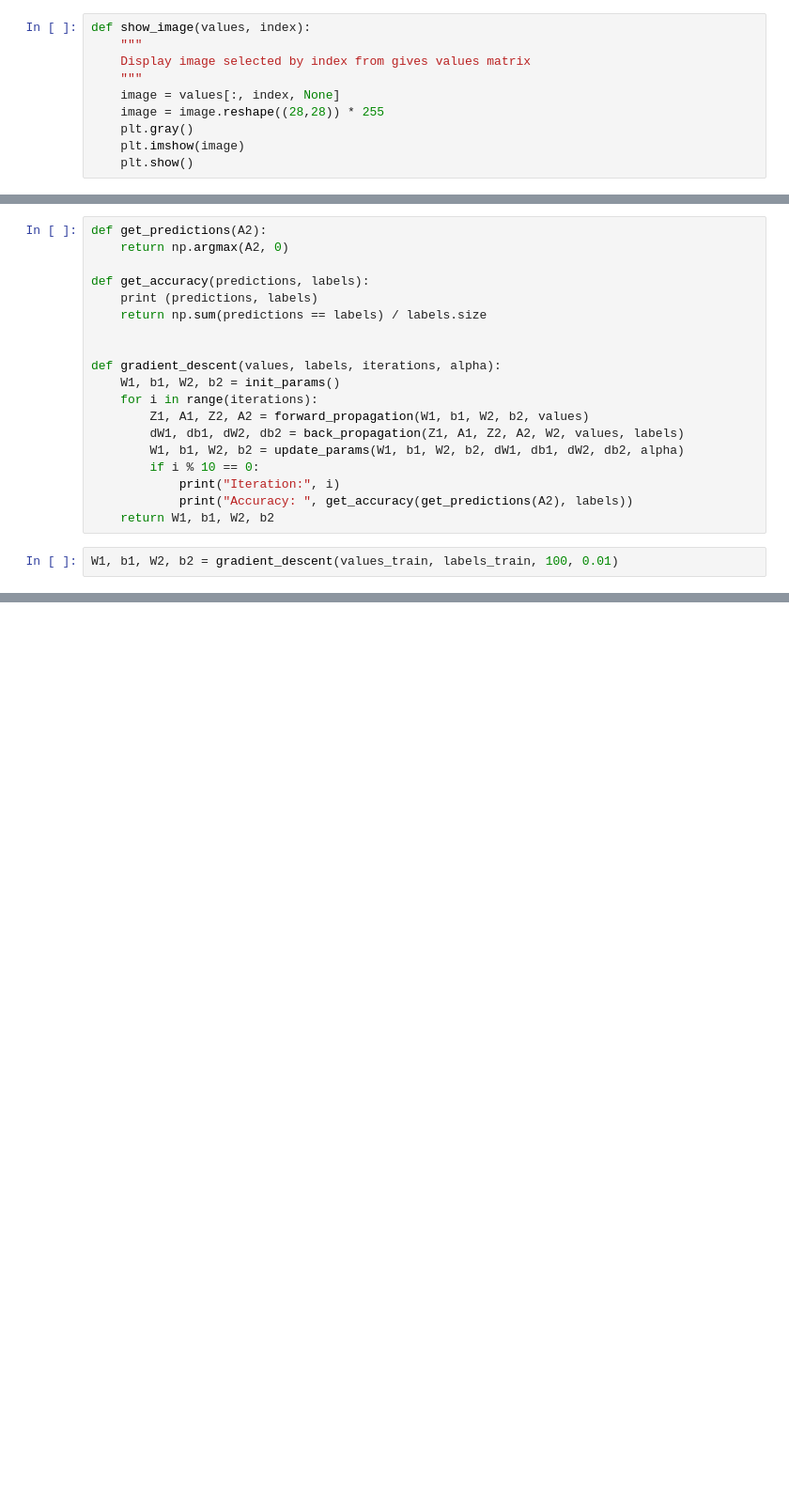
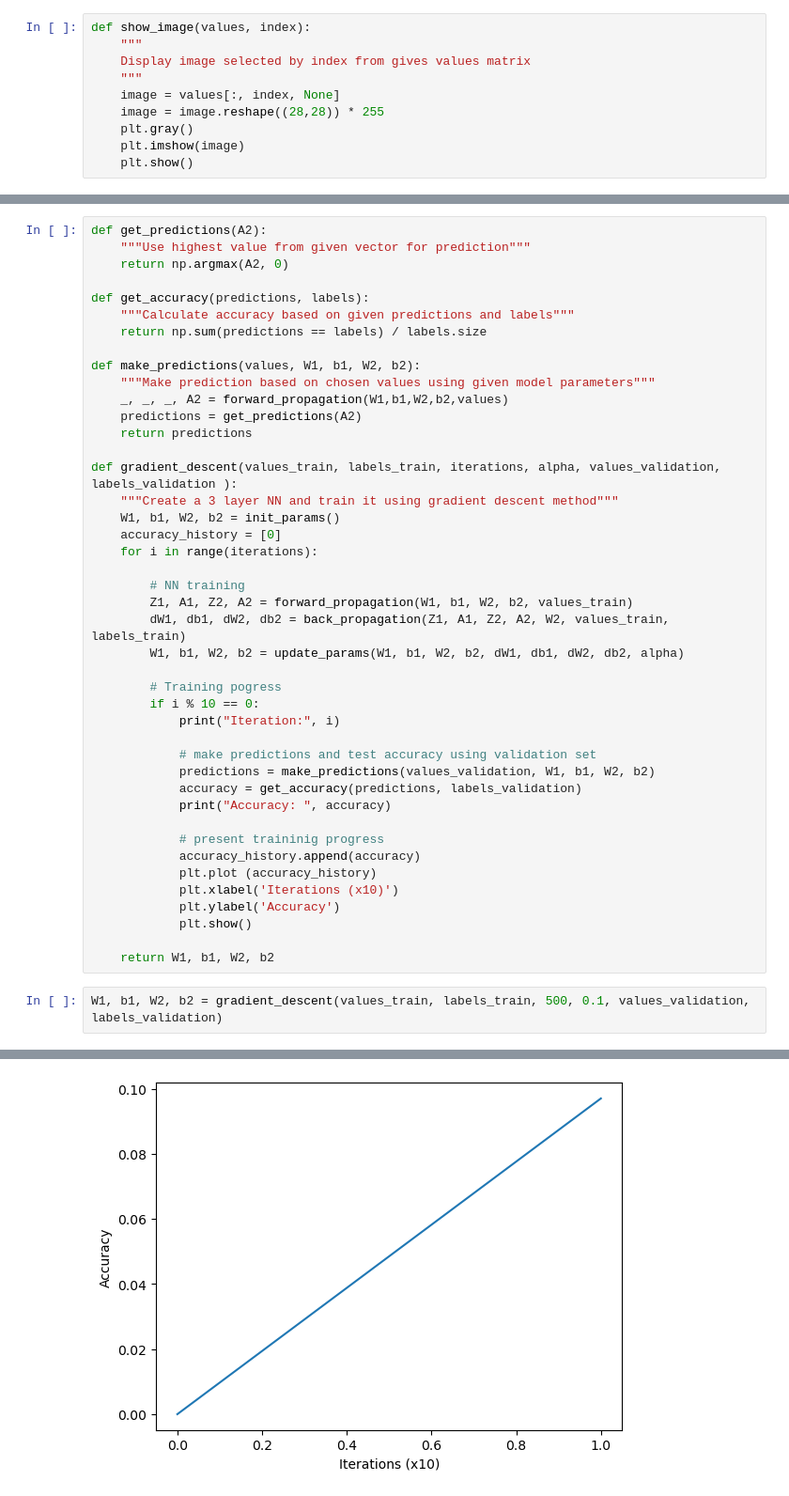
Before and after one commit to Frydjak/TUE-neural-networks-fundamentals, a Jupyter notebook: main.ipynb, the cells around one changed output, grey strips where cells are left out. Shown at 94% size. Drawn from its saved outputs; the diff is of its cells as text; blank space fills up the shorter version.

```diff
--- a/main.ipynb
+++ b/main.ipynb
@@ -127,23 +159,47 @@ def update_params(W1, b1, W2, b2, dW1, db1, dW2, db2, alpha):
 # %%
 def get_predictions(A2):
+    """Use highest value from given vector for prediction"""
     return np.argmax(A2, 0)
 
 def get_accuracy(predictions, labels):
-    print (predictions, labels)
+    """Calculate accuracy based on given predictions and labels"""
     return np.sum(predictions == labels) / labels.size
 
+def make_predictions(values, W1, b1, W2, b2):
+    """Make prediction based on chosen values using given model parameters"""
+    _, _, _, A2 = forward_propagation(W1,b1,W2,b2,values)
+    predictions = get_predictions(A2)
+    return predictions
 
-def gradient_descent(values, labels, iterations, alpha):
+def gradient_descent(values_train, labels_train, iterations, alpha, values_validation, labels_validation ):
+    """Create a 3 layer NN and train it using gradient descent method"""
     W1, b1, W2, b2 = init_params()
+    accuracy_history = [0]
     for i in range(iterations):
-        Z1, A1, Z2, A2 = forward_propagation(W1, b1, W2, b2, values)
-        dW1, db1, dW2, db2 = back_propagation(Z1, A1, Z2, A2, W2, values, labels)
+
+        # NN training
+        Z1, A1, Z2, A2 = forward_propagation(W1, b1, W2, b2, values_train)
+        dW1, db1, dW2, db2 = back_propagation(Z1, A1, Z2, A2, W2, values_train, labels_train)
         W1, b1, W2, b2 = update_params(W1, b1, W2, b2, dW1, db1, dW2, db2, alpha)
+
+        # Training pogress
         if i % 10 == 0:
             print("Iteration:", i)
-            print("Accuracy: ", get_accuracy(get_predictions(A2), labels))
+
+            # make predictions and test accuracy using validation set
+            predictions = make_predictions(values_validation, W1, b1, W2, b2)
+            accuracy = get_accuracy(predictions, labels_validation)
+            print("Accuracy: ", accuracy)
+
+            # present traininig progress
+            accuracy_history.append(accuracy)
+            plt.plot (accuracy_history)
+            plt.xlabel('Iterations (x10)')
+            plt.ylabel('Accuracy')
+            plt.show()
+
     return W1, b1, W2, b2
 # %%
-W1, b1, W2, b2 = gradient_descent(values_train, labels_train, 100, 0.01)
+W1, b1, W2, b2 = gradient_descent(values_train, labels_train, 500, 0.1, values_validation, labels_validation)
 # %% [output]
 Iteration: 0
@@ -157,0 +222 @@ Accuracy:  0.12036231884057971
+[figure, added]
```
Also changed, not shown: parts of 6 cells of this notebook.
